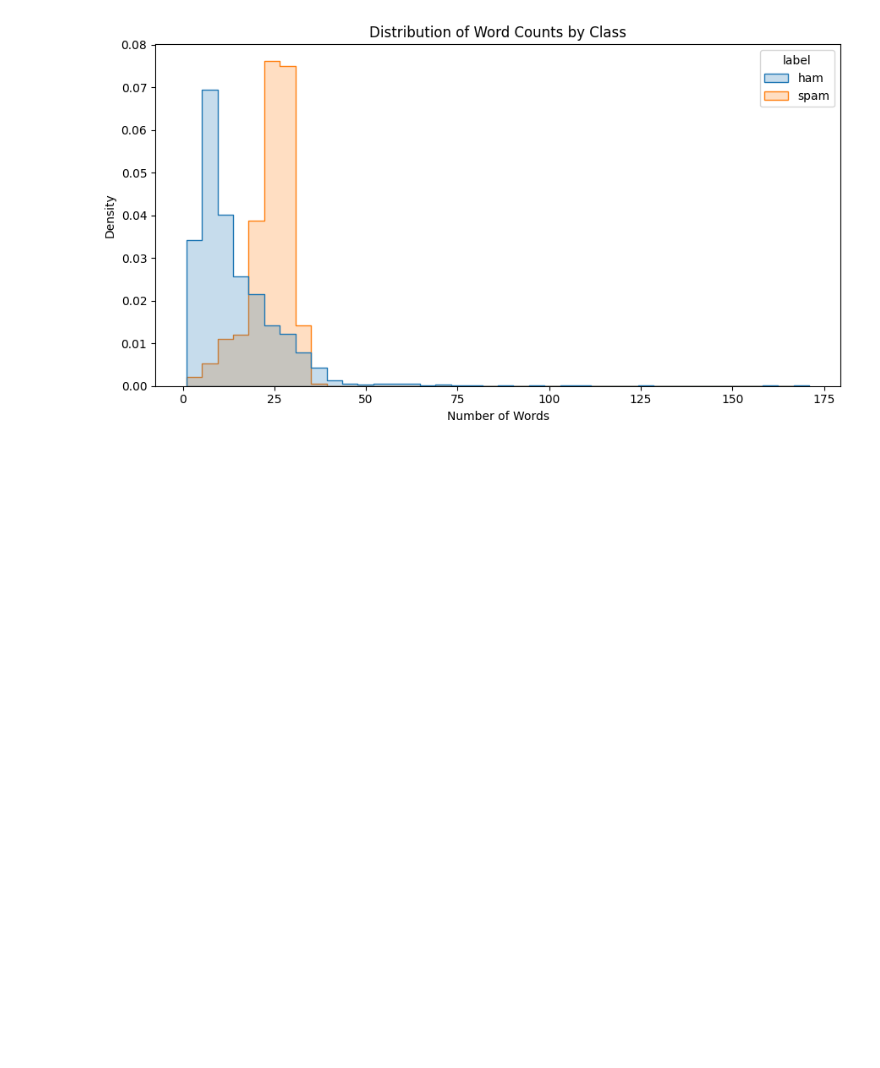
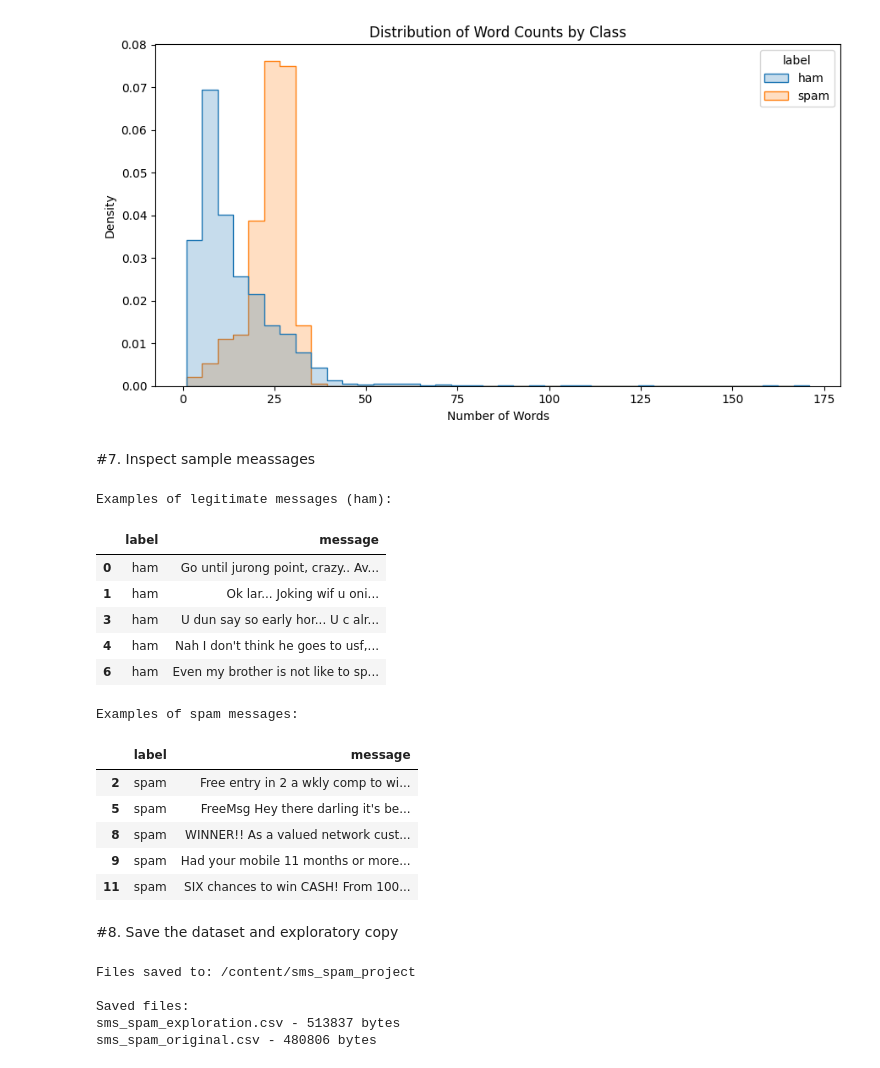
Before and after one commit to ThisumiWijesinghe/SMS_SPAM_DETECTION_ANN, a Jupyter notebook: Neural_Netwrok.ipynb, the cells around one changed output. Saved outputs shown, nothing was run; the diff lists cells and outputs as text; code cells hidden in the pictures; blank space fills up the shorter version.

Commit message:
imspect sample messages , and save the dataset and exploratory copies as csv files

```diff
--- a/Neural_Netwrok.ipynb
+++ b/Neural_Netwrok.ipynb
@@ -269,3 +269,62 @@ plt.tight_layout()
 plt.show()
 # %% [output]
 [figure]
+# %% [markdown]
+#7. Inspect sample meassages
+# %%
+
+print("Examples of legitimate messages (ham):")
+display(
+    df.loc[df["label"] == "ham", ["label", "message"]].head(5)
+)
+
+print("\nExamples of spam messages:")
+display(
+    df.loc[df["label"] == "spam", ["label", "message"]].head(5)
+)
+# %% [output]
+Examples of legitimate messages (ham):
+|  | label | message |
+| 0 | ham | Go until jurong point, crazy.. Av... |
+| 1 | ham | Ok lar... Joking wif u oni... |
+| 3 | ham | U dun say so early hor... U c alr... |
+| 4 | ham | Nah I don't think he goes to usf,... |
+| 6 | ham | Even my brother is not like to sp... |
+Examples of spam messages:
+|  | label | message |
+| 2 | spam | Free entry in 2 a wkly comp to wi... |
+| 5 | spam | FreeMsg Hey there darling it's be... |
+| 8 | spam | WINNER!! As a valued network cust... |
+| 9 | spam | Had your mobile 11 months or more... |
+| 11 | spam | SIX chances to win CASH! From 100... |
+# %% [markdown]
+#8. Save the dataset and exploratory copy
+# %%
+
+# Save the loaded dataset and exploratory copy
+
+output_dir = Path("/content/sms_spam_project")
+output_dir.mkdir(parents=True, exist_ok=True)
+
+# Preserve the original two columns separately
+df[["label", "message"]].to_csv(
+    output_dir / "sms_spam_original.csv",
+    index=False
+)
+
+# Save the exploratory version with message lengths
+df.to_csv(
+    output_dir / "sms_spam_exploration.csv",
+    index=False
+)
+
+print("Files saved to:", output_dir)
+print("\nSaved files:")
+for path in sorted(output_dir.iterdir()):
+    print(path.name, "-", path.stat().st_size, "bytes")
+# %% [output]
+Files saved to: /content/sms_spam_project
+
+Saved files:
+sms_spam_exploration.csv - 513837 bytes
+sms_spam_original.csv - 480806 bytes
```
